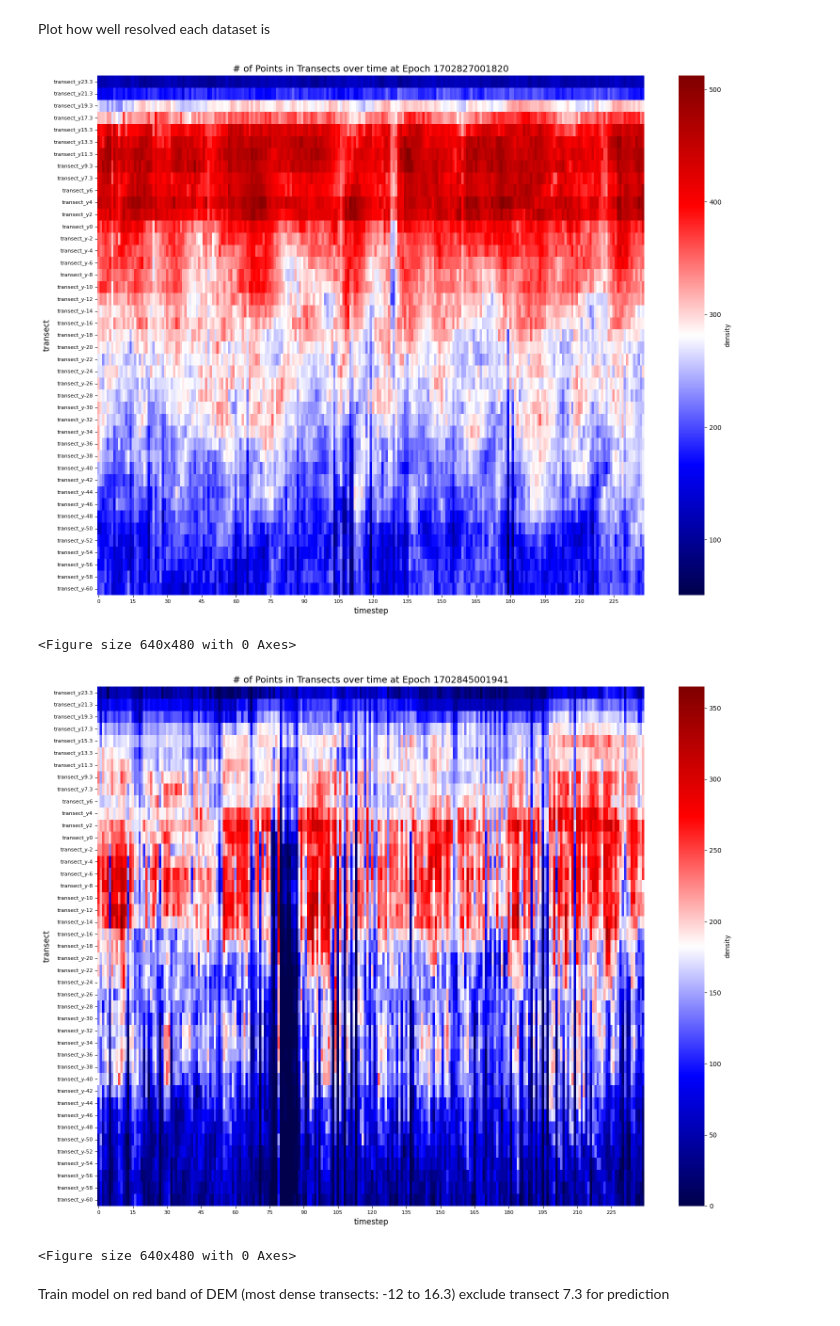
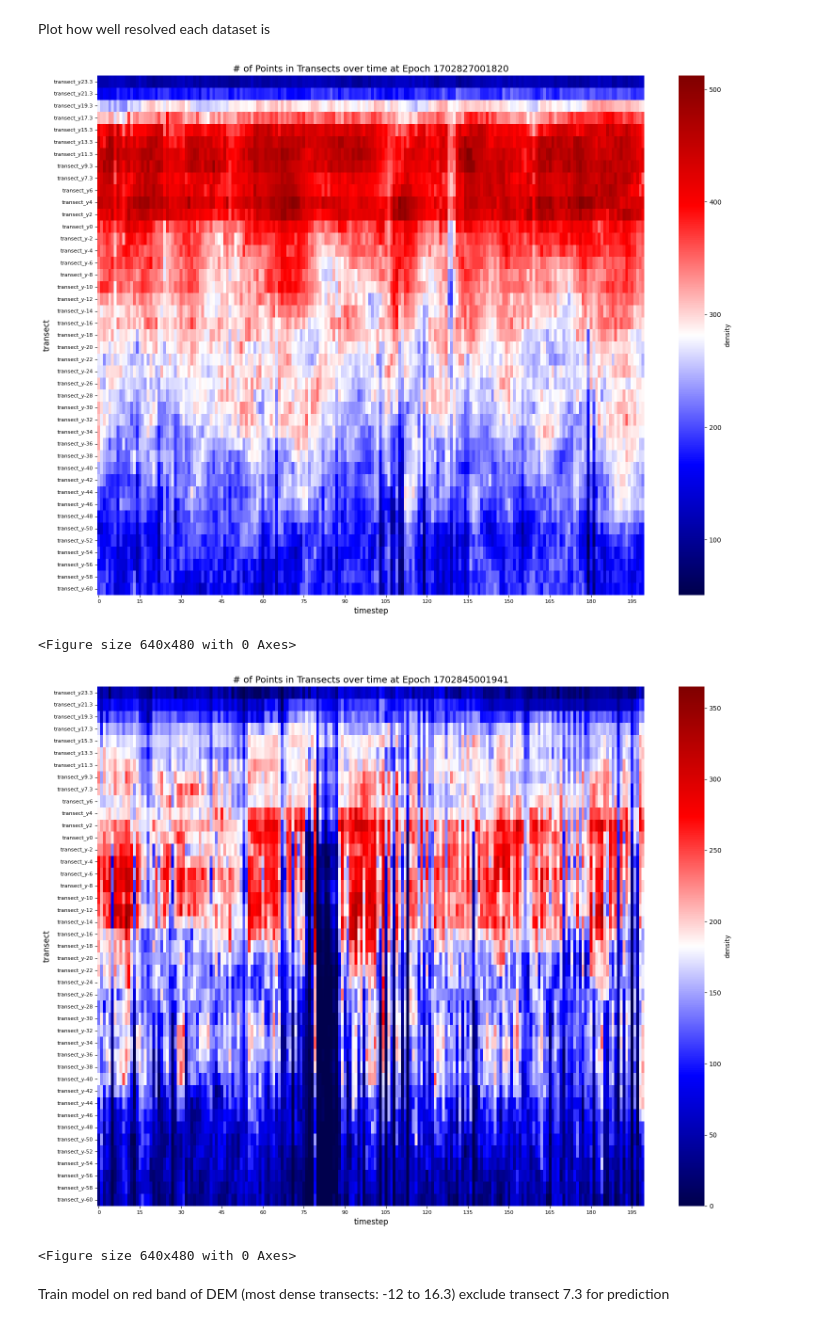
Before and after one commit to NCSU-CHAZ/MasonBEAST, a Jupyter notebook: testingtime1.ipynb, the cells around one changed output. Drawn from its saved outputs; the diff is of its cells as text; code cells hidden in the pictures.

```diff
--- a/testingtime1.ipynb
+++ b/testingtime1.ipynb
@@ -748,21 +748,24 @@ def plot_density(pt_density,savepath,epochnum):
 # %%
 pt_density_1820={}
 pt_density_1941={}
 
 for t_name,df in sorted_1820.items():
     if t_name in sorted_1820:
         pt_density_1820[t_name]=sorted_1820[t_name].count(axis=0)
 
 for t_name,df in sorted_1941.items():
     if t_name in sorted_1941:
         pt_density_1941[t_name]=sorted_1941[t_name].count(axis=0)
 
-plot_density(pt_density_1820,figpath1820,'1702827001820')
-plot_density(pt_density_1941,figpath1941,'1702845001941')
+pt_density_1820=pd.DataFrame(pt_density_1820)
+pt_density_1941=pd.DataFrame(pt_density_1941)
+
+plot_density(pt_density_1820.iloc[:200,:],figpath1820,'1702827001820')
+plot_density(pt_density_1941.iloc[:200,:],figpath1941,'1702845001941')
 # %% [output]
-[figure, old version]
+[figure, new version]
 <Figure size 640x480 with 0 Axes>
-[figure, old version]
+[figure, new version]
 <Figure size 640x480 with 0 Axes>
 # %% [markdown]
 Train model on red band of DEM (most dense transects: -12 to 16.3) exclude transect 7.3 for prediction
```
